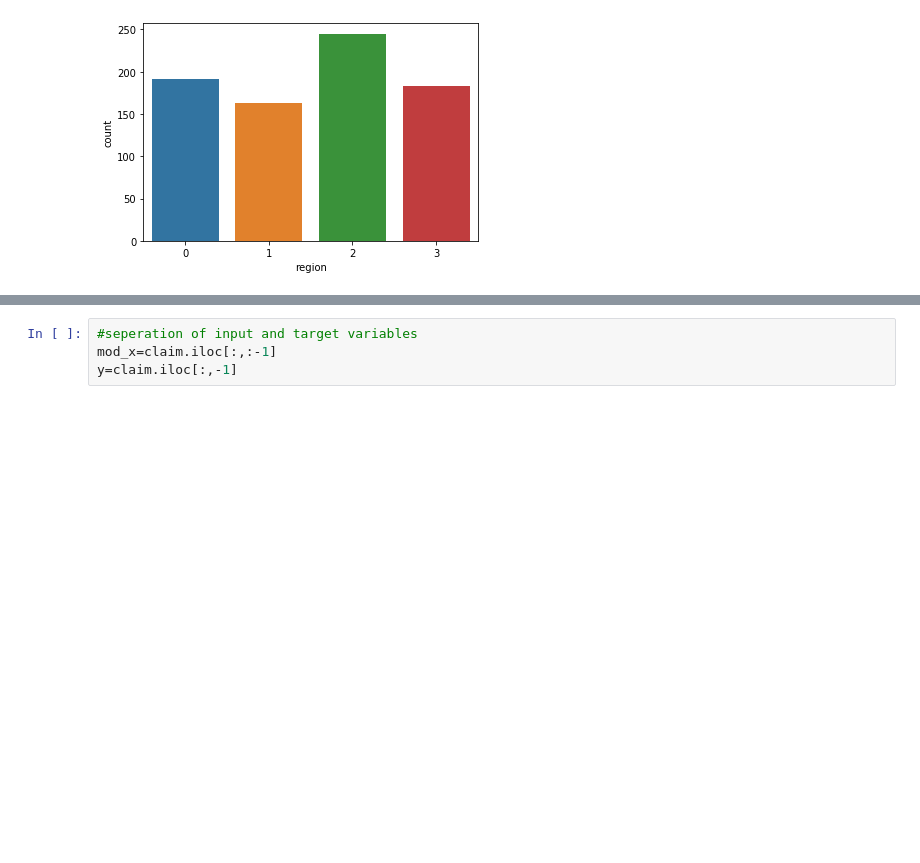
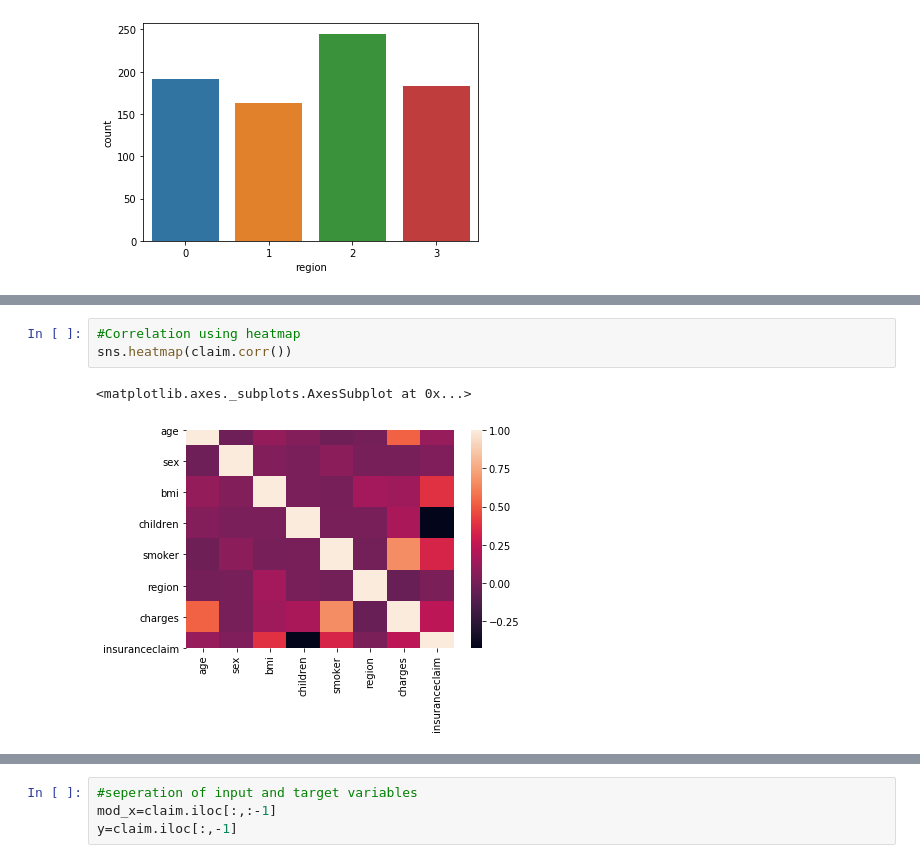
Before and after one commit to Pradeep-data/ML-Projects, a Jupyter notebook: Project 2_SBI_insurance_claim.ipynb, the cells around one changed output, grey strips where cells are left out. Drawn from its saved outputs; the diff is of its cells as text; blank space fills up the shorter version.

```diff
--- a/Project 2_SBI_insurance_claim.ipynb
+++ b/Project 2_SBI_insurance_claim.ipynb
@@ -115,3 +154,9 @@ sns.countplot(x="region",data=claim.loc[claim["insuranceclaim"]==1])
+# %%
+#Correlation using heatmap
+sns.heatmap(claim.corr())
+# %% [output]
+<matplotlib.axes._subplots.AxesSubplot at 0x...>
+[figure, added]
 # %%
 sns.pairplot(claim)
 # %% [output]
```
Also changed, not shown: parts of 31 cells of this notebook, 3 other files.
